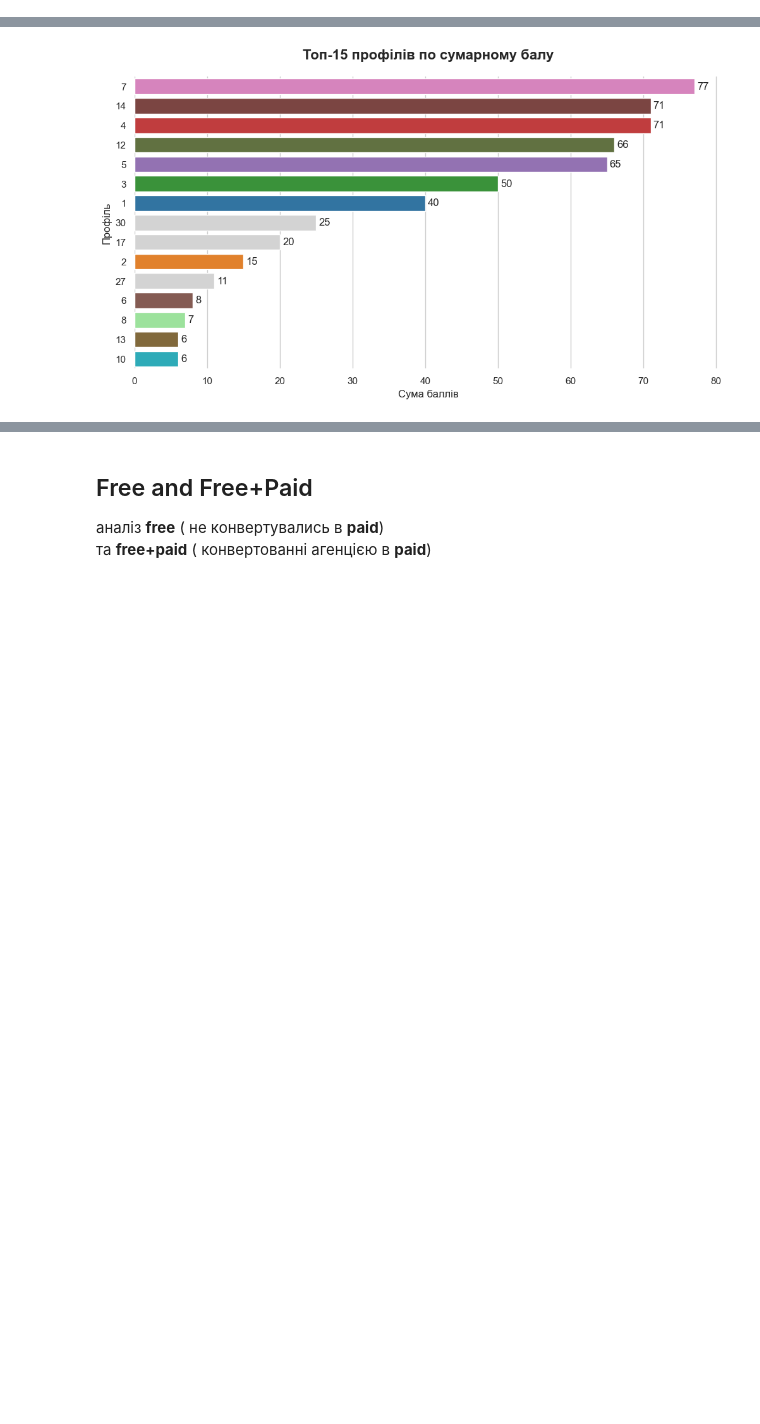
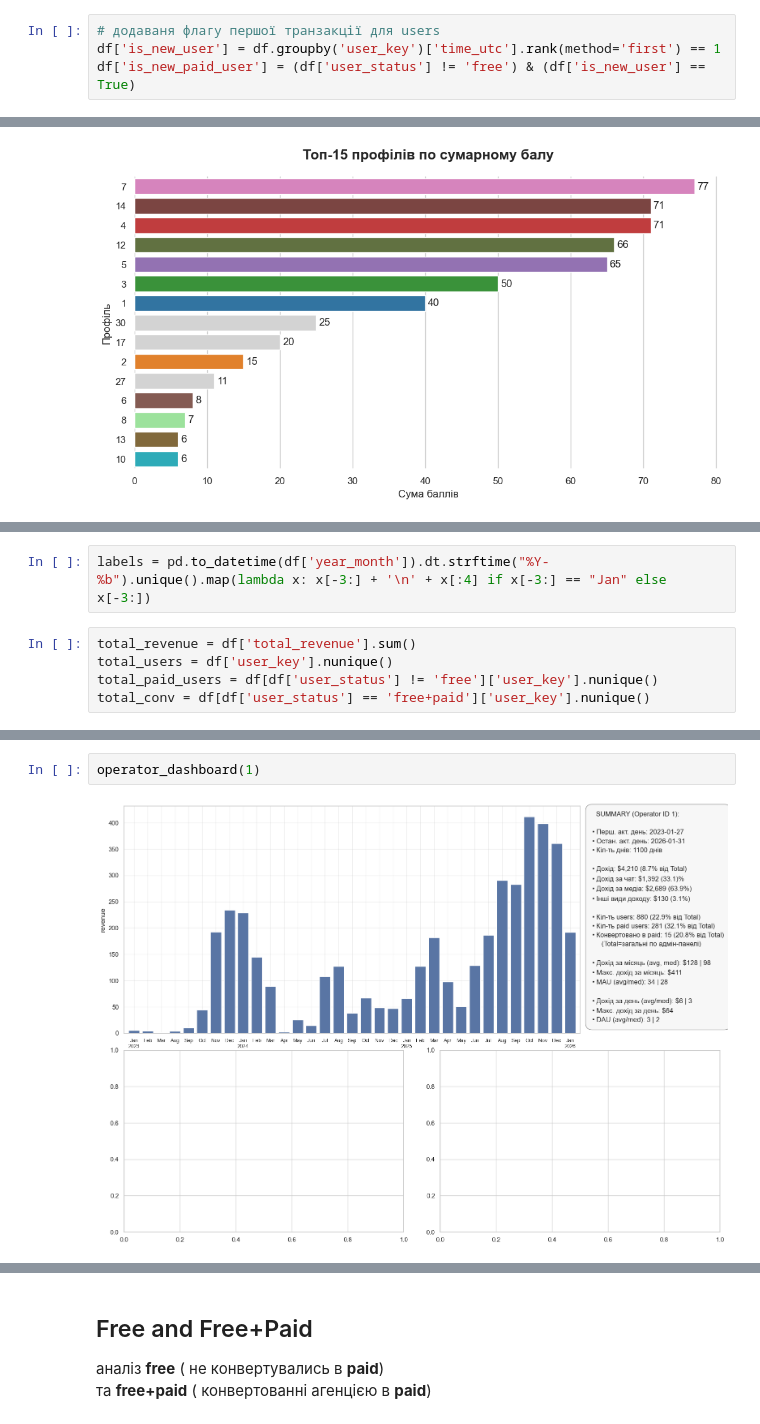
Before and after one commit to Chocopie-DA/db_analysis_sql_sweetylove, a Jupyter notebook: 03_notebooks/EDA.ipynb, the cells around one changed output, grey strips where cells are left out. Drawn from its saved outputs; the diff is of its cells as text; blank space fills up the shorter version.

Commit message:
operator analysis

```diff
--- a/03_notebooks/EDA.ipynb
+++ b/03_notebooks/EDA.ipynb
@@ -401,6 +401,10 @@ Name: total_revenue, dtype: float64
 df = df[df["time_utc"] < "2026-02-01"]
 # %%
 df['year_month'] = df['year_month'].str[:-3]
+# %%
+# додаваня флагу першої транзакції для users
+df['is_new_user'] = df.groupby('user_key')['time_utc'].rank(method='first') == 1
+df['is_new_paid_user'] = (df['user_status'] != 'free') & (df['is_new_user'] == True)
 # %%
 #окремий ДФ ТІЛЬКИ з РЕВЕНЮ китами
 #тобто РЕВЕНЮ НЕ КИТІВ буде 0
@@ -2429,0 +2432,7 @@ top_15_profiles_plot
+# %%
+labels = pd.to_datetime(df['year_month']).dt.strftime("%Y-%b").unique().map(lambda x: x[-3:] + '\n' + x[:4] if x[-3:] == "Jan" else x[-3:])
+# %%
+total_revenue = df['total_revenue'].sum()
+total_users = df['user_key'].nunique()
+total_paid_users = df[df['user_status'] != 'free']['user_key'].nunique()
+total_conv = df[df['user_status'] == 'free+paid']['user_key'].nunique()
@@ -2429,0 +2540,4 @@ top_15_profiles_plot
+# %%
+operator_dashboard(1)
+# %% [output]
+[figure, added]
```
Also changed, not shown: parts of 11 cells of this notebook.
